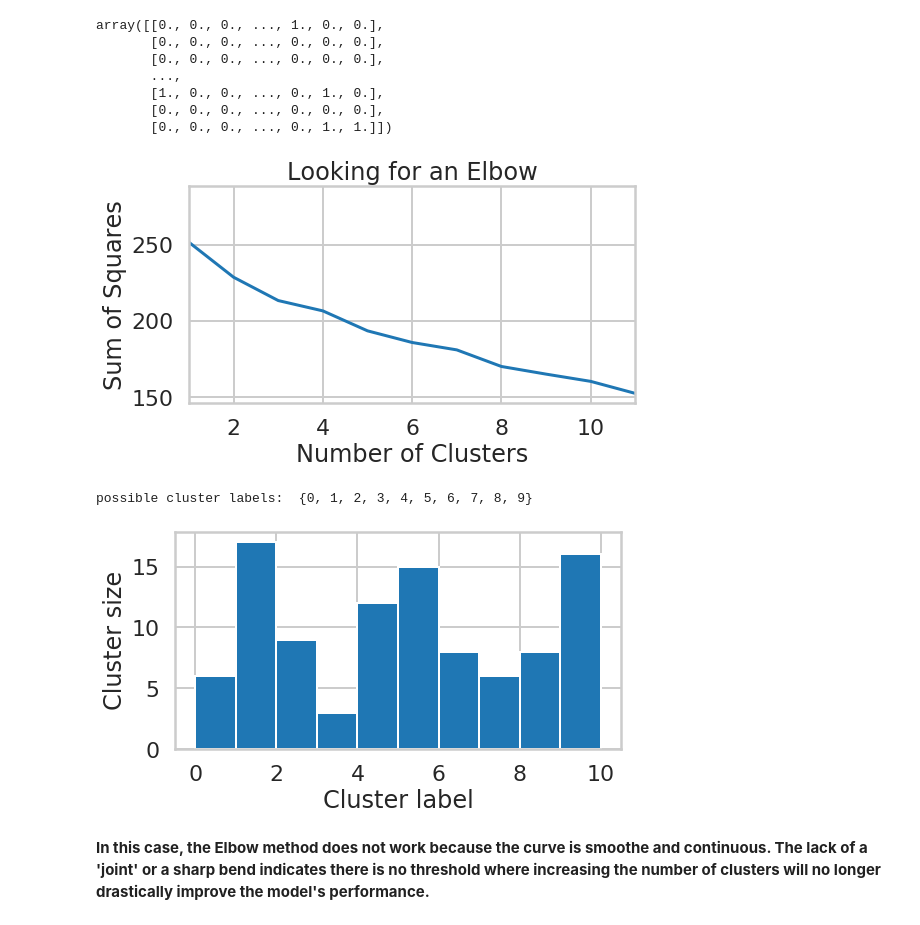
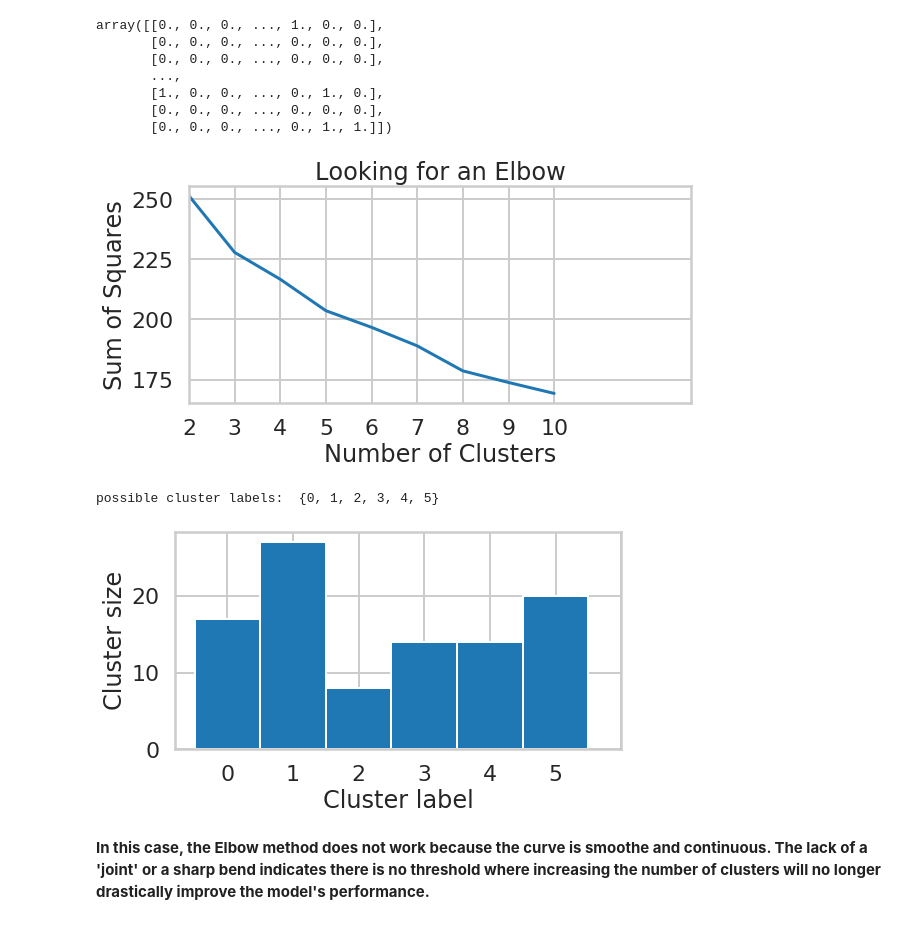
Before and after one commit to AHalarewicz/Clustering, a Jupyter notebook: clustering/Mini_Project_Clustering.ipynb, the cells around one changed output. Cells and saved outputs as stored; diff of their text form; code cells hidden in the pictures.

```diff
--- a/clustering/Mini_Project_Clustering.ipynb
+++ b/clustering/Mini_Project_Clustering.ipynb
@@ -150,37 +151,37 @@ def get_sum_squares(fitted_model):
 # %%
 # instantiate empty list for SS_score for each number of clusters
 SS_scores = []
 
 # loop through number of clusters
-for i in range(1,13):
+for i in range(2,11):
 
     # instantiate the model with i clusters
     kmean = KMeans(n_clusters=i)
 
     # fit the model
     cluster_labels = kmean.fit_predict(x_cols)
 
     # score the i-th model and append its score
     SS_scores.append(get_sum_squares(kmean))
 
 
 # plot scores vs SS
-_ = plt.figure(figsize=(8,4))
+_ = plt.figure(figsize=(9,4))
 
 _ = plt.plot(SS_scores)
 _ = plt.title("Looking for an Elbow")
 _ = plt.ylabel("Sum of Squares")
 _ = plt.xlabel("Number of Clusters")
 _ = plt.xlim(1,11)
-#_ = plt.xticks([2,3,4,5,6,7,8,9,10])
+_ = plt.xticks(range(0,9,1),range(2,11,1))
 # %% [output]
-[figure, old version]
+[figure, new version]
 # %%
 # apply KMeans clustering method
 from sklearn.cluster import KMeans
 
 # specify number of clusters
-n_clusters = 10
+n_clusters = 6
 
 # instatiate a KMeans model
 kmean = KMeans(n_clusters=n_clusters)
@@ -194,9 +195,10 @@ _ = plt.figure(figsize=(8, 4))
 _ = plt.hist(cluster_labels, bins=range(0, n_clusters+1))
 _ = plt.xlabel('Cluster label')
 _ = plt.ylabel('Cluster size')
+_ = plt.xticks(np.arange(0,n_clusters+1,1)+0.5,range(0,n_clusters,1))
 # %% [output]
-possible cluster labels:  {0, 1, 2, 3, 4, 5, 6, 7, 8, 9}
+possible cluster labels:  {0, 1, 2, 3, 4, 5}
-[figure, old version]
+[figure, new version]
 # %% [markdown]
 **In this case, the Elbow method does not work because the curve is smoothe and continuous. The lack of a 'joint' or a sharp bend indicates there is no threshold where increasing the number of clusters will no longer drastically improve the model's performance.**
 # %% [markdown]
```
Also changed, not shown: parts of 5 cells of this notebook.
